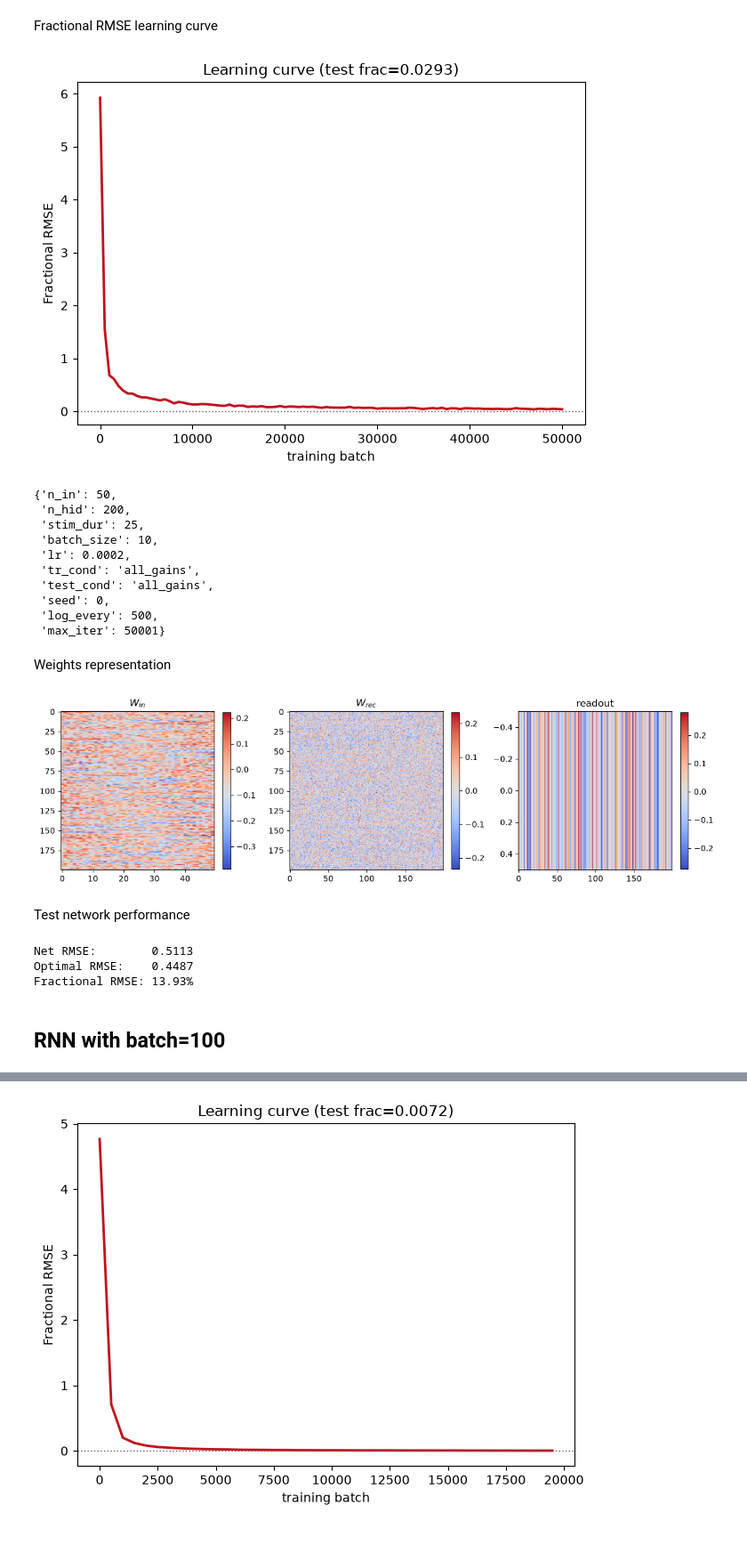
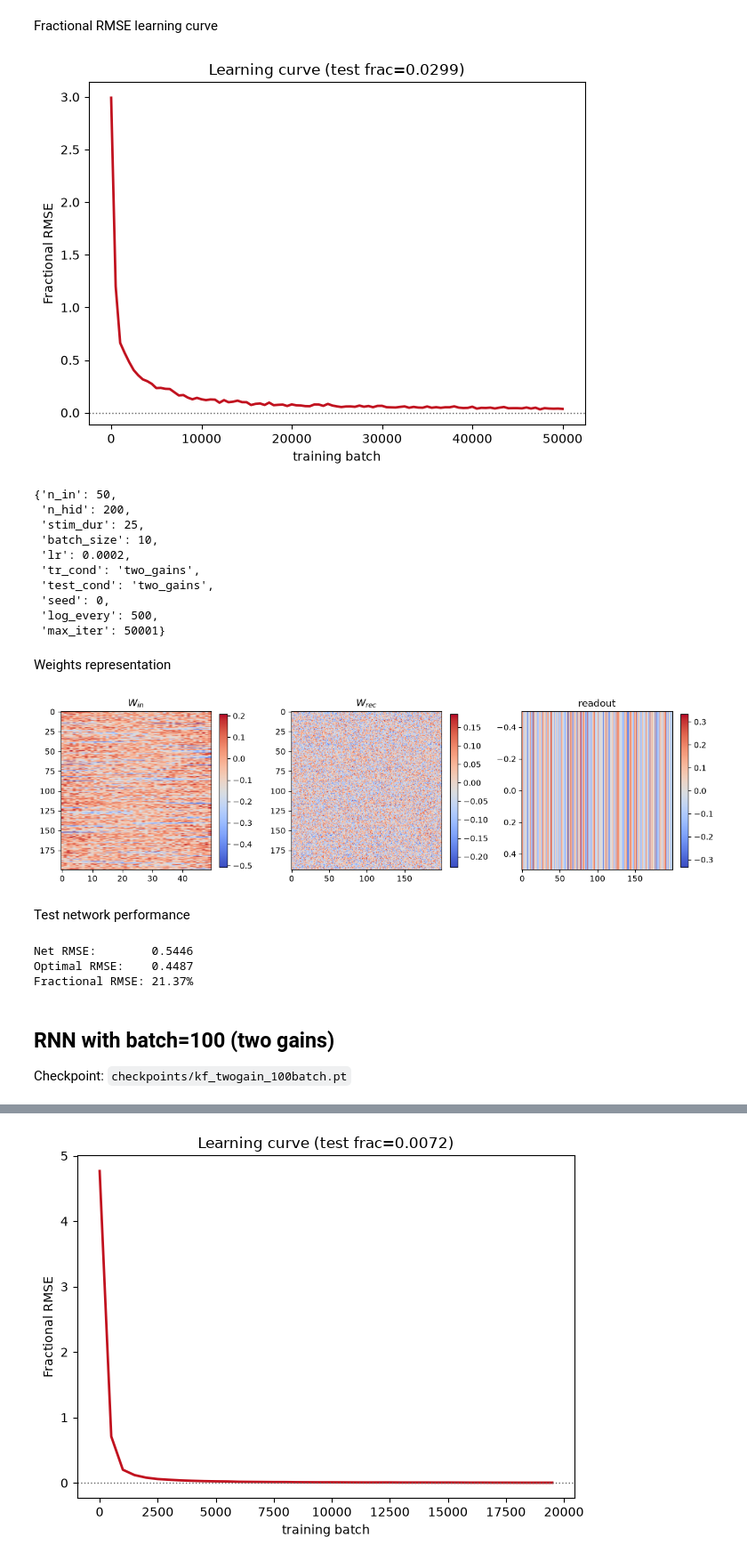
Before and after one commit to jgrk28/kalnet, a Jupyter notebook: notebooks/training.ipynb, the cells around one changed output, grey strips where cells are left out. Shown at 89% size. Cells and saved outputs as stored; diff of their text form; code cells hidden in the pictures.

```diff
--- a/notebooks/training.ipynb
+++ b/notebooks/training.ipynb
@@ -36,13 +34,7 @@ from kalnet.train_vec import train as train_vec
 # %%
-#make sure you are in the /content/kalnet directory when running this
-REPO_ROOT = Path.cwd().resolve()
-if REPO_ROOT.name == "notebooks":
-    REPO_ROOT = REPO_ROOT.parent
-
 SEED = 0
 DEVICE = "cuda" if torch.cuda.is_available() else "cpu"
-CHECKPOINT = REPO_ROOT / DEFAULT_CHECKPOINT
-print(f"device={DEVICE}, checkpoint={CHECKPOINT}")
+print(f"device={DEVICE}")
 if DEVICE == "cpu":
     print("Note: CUDA unavailable here; full 50k run will be slower on CPU.")
 # %% [output]
@@ -72,33 +79,33 @@ KeyboardInterrupt:
 # %% [markdown]
 Fractional RMSE learning curve
 # %%
-loaded = load_checkpoint("checkpoints/kf_allgains_def.pt", device=DEVICE)
+loaded = load_checkpoint(CHECKPOINT, device=DEVICE)
 model = loaded["model"]
 cfg = loaded["config"]
 frac = loaded["frac_rmse_vec"]
 log_every = cfg.get("log_every", 500)
 batches = np.arange(len(frac)) * log_every
 
 fig, ax = plt.subplots()
 ax.plot(batches, frac, color="#c1121f", lw=2)
 ax.axhline(0.0, color="#666666", lw=1, ls=":")
 ax.set_xlabel("training batch")
 ax.set_ylabel("Fractional RMSE")
 ax.set_title(
     f"Learning curve (test frac={loaded['frac_rmse_test']:.4f})"
 )
 fig.tight_layout()
 plt.show()
 cfg
 # %% [output]
-[figure, old version]
+[figure, new version]
 {'n_in': 50,
  'n_hid': 200,
  'stim_dur': 25,
  'batch_size': 10,
  'lr': 0.0002,
- 'tr_cond': 'all_gains',
- 'test_cond': 'all_gains',
+ 'tr_cond': 'two_gains',
+ 'test_cond': 'two_gains',
  'seed': 0,
  'log_every': 500,
  'max_iter': 50001}
@@ -120,16 +127,16 @@ for ax, mat, title in zip(
 fig.tight_layout()
 plt.show()
 # %% [output]
-[figure, old version]
+[figure, new version]
 # %% [markdown]
 Test network performance
 # %%
-checkpoint = torch.load("checkpoints/kf_allgains_def.pt", map_location="cpu", weights_only=False)
+checkpoint = torch.load(CHECKPOINT, map_location="cpu", weights_only=False)
 net = KalmanRNN(n_in=checkpoint["config"]["n_in"], n_hid=checkpoint["config"]["n_hid"], n_out=1)
 net.load_state_dict(checkpoint["state_dict"])
 net.eval()
 
-test_task = KalmanFilteringTask(batch_size=2000, tr_cond="all_gains", seed=999)
+test_task = KalmanFilteringTask(batch_size=2000, tr_cond="two_gains", seed=999)
 batch = test_task.sample(include_internals=True)
 
 x = torch.from_numpy(batch.input)
@@ -147,10 +154,12 @@ print(f"Net RMSE:        {rmse_net:.4f}")
 print(f"Optimal RMSE:    {rmse_opt:.4f}")
 print(f"Fractional RMSE: {frac_rmse:.2f}%")
 # %% [output]
-Net RMSE:        0.5113
+Net RMSE:        0.5446
 Optimal RMSE:    0.4487
-Fractional RMSE: 13.93%
+Fractional RMSE: 21.37%
 # %% [markdown]
-## RNN with batch=100
+## RNN with batch=100 (two gains)
+
+Checkpoint: `checkpoints/kf_twogain_100batch.pt`
 # %%
 # Skip if there is already a trained network saved
```
Also changed, not shown: parts of 7 cells of this notebook, 14 other files.
